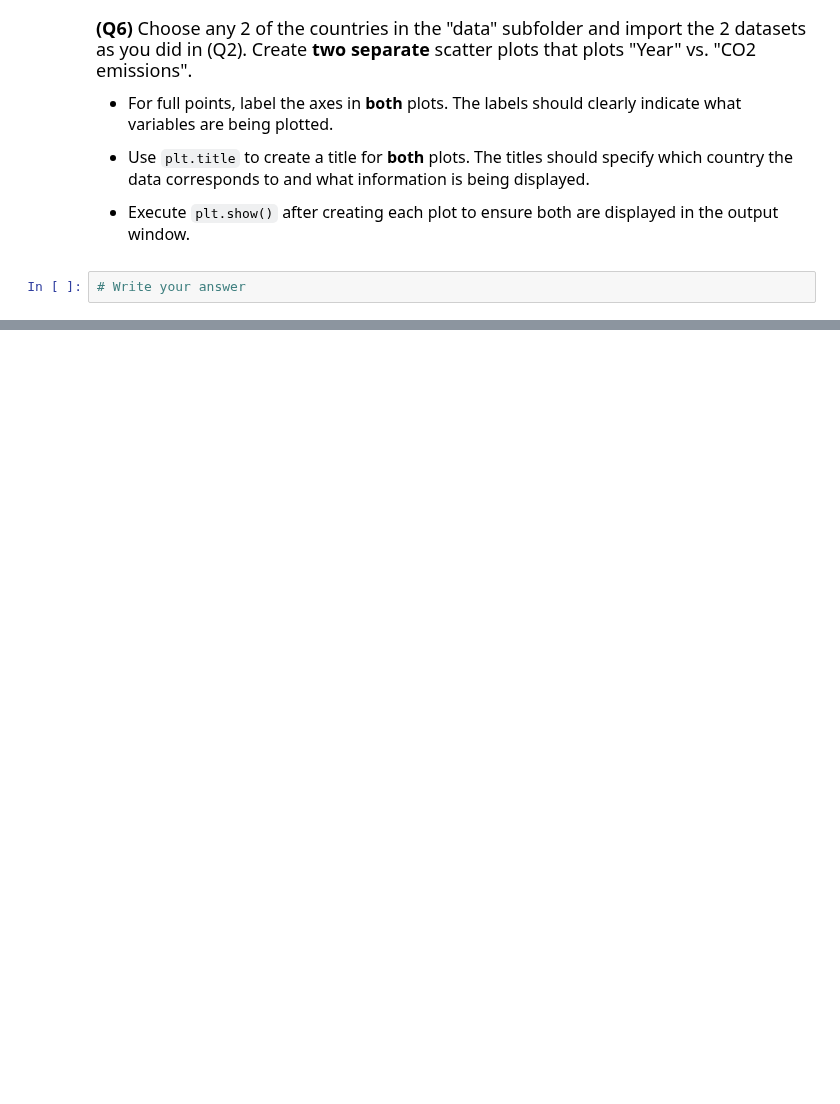
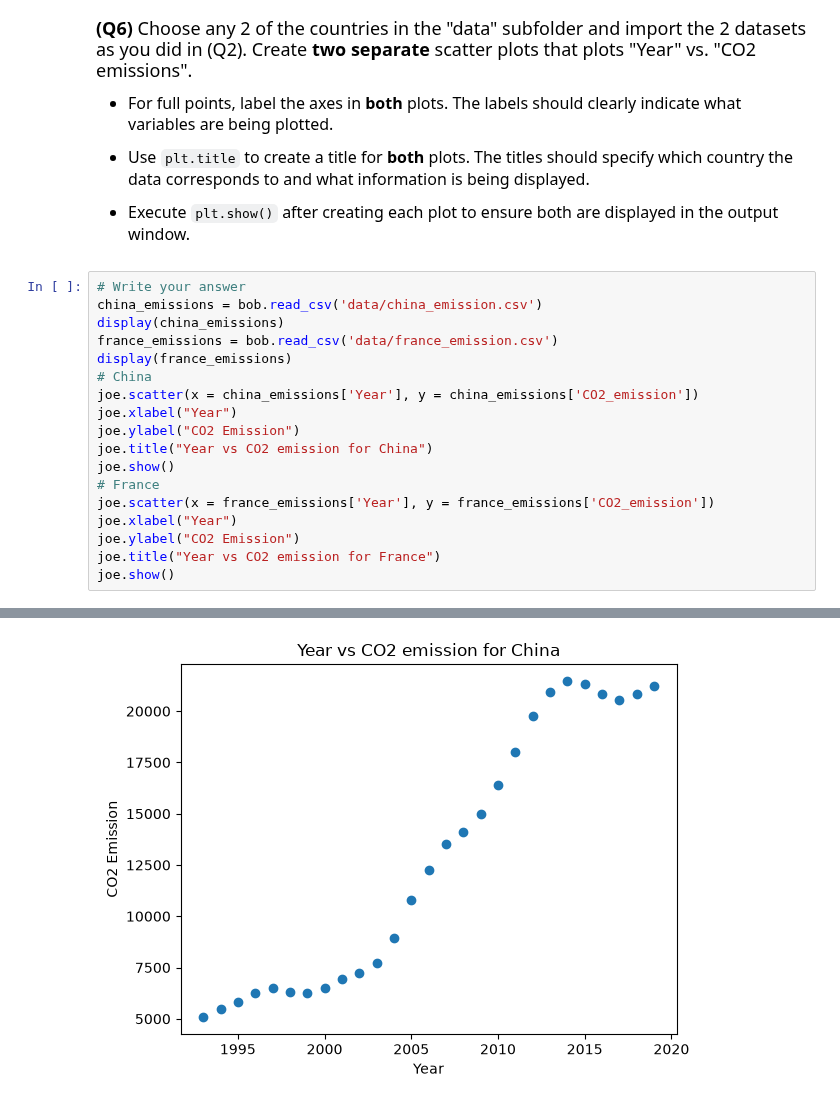
Before and after one commit to astrofs/datasci185fall2026, a Jupyter notebook: _assignments/assignment_2/Assignment2.ipynb, the cells around one changed output, grey strips where cells are left out. Saved outputs shown, nothing was run; the diff lists cells and outputs as text; blank space fills up the shorter version.

```diff
--- a/_assignments/assignment_2/Assignment2.ipynb
+++ b/_assignments/assignment_2/Assignment2.ipynb
@@ -114,5 +186,22 @@ us_emissions["CO2_emission"].describe()
 - Use `plt.title` to create a title for **both** plots. The titles should specify which country the data corresponds to and what information is being displayed.
 
 - Execute `plt.show()` after creating each plot to ensure both are displayed in the output window.
-# %%
-# Write your answer
+# %%
+# Write your answer
+china_emissions = bob.read_csv('data/china_emission.csv')
+display(china_emissions)
+france_emissions = bob.read_csv('data/france_emission.csv')
+display(france_emissions)
+# China
+joe.scatter(x = china_emissions['Year'], y = china_emissions['CO2_emission'])
+joe.xlabel("Year")
+joe.ylabel("CO2 Emission")
+joe.title("Year vs CO2 emission for China")
+joe.show()
+# France
+joe.scatter(x = france_emissions['Year'], y = france_emissions['CO2_emission'])
+joe.xlabel("Year")
+joe.ylabel("CO2 Emission")
+joe.title("Year vs CO2 emission for France")
+joe.show()
+# %% [output]
@@ -118,0 +242 @@ us_emissions["CO2_emission"].describe()
+[figure, added]
```
Also changed, not shown: parts of 8 cells of this notebook, 3 other files.
